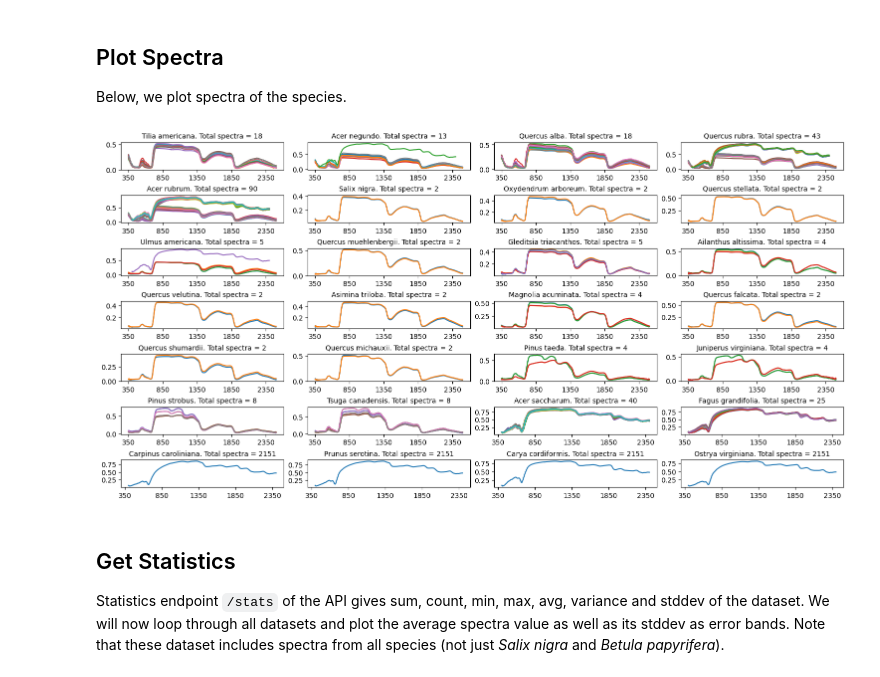
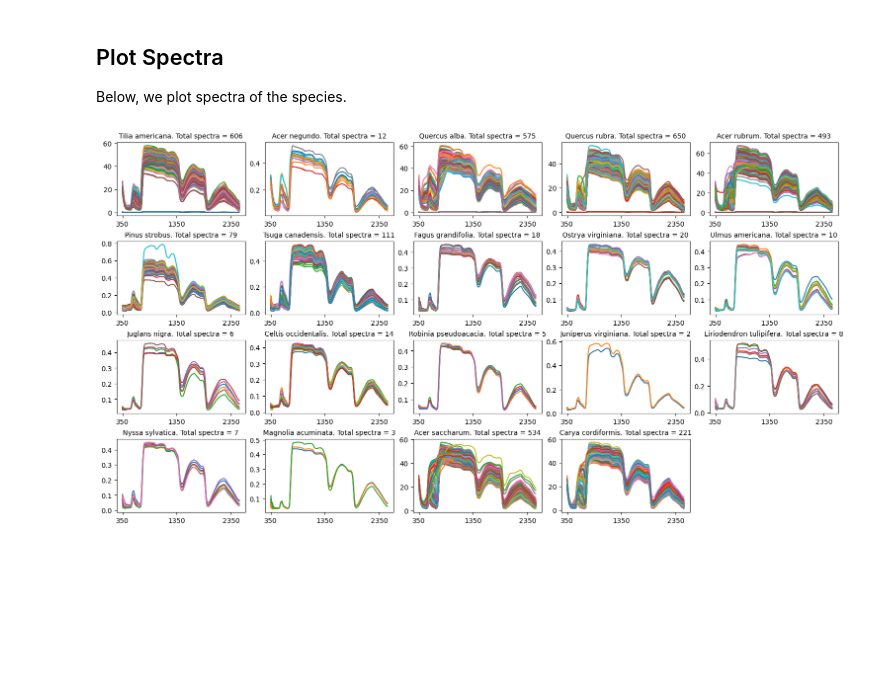
Before and after one commit to rupesh2/ecosis, a Jupyter notebook: ecosis_api_csv.ipynb, the cells around one changed output. Saved outputs shown, nothing was run; the diff lists cells and outputs as text; code cells hidden in the pictures; blank space fills up the shorter version.

```diff
--- a/ecosis_api_csv.ipynb
+++ b/ecosis_api_csv.ipynb
@@ -66,0 +100,4 @@ A total of 26 datasets found for 65 species.
+# %%
+ds_remove = ["a12286ac-929f-4e3e-9b9c-517e10fe4087", "2408f75d-18a7-4915-8494-69afe50e0611", "b30cf76b-48d5-4953-9d89-8e298db1f985"]
+dataset_id = list(set(dataset_id) - set(ds_remove))
+print(f"A total of {len(dataset_id)} datasets are left after removing poor-quality datasets.")
@@ -142,18 +181,15 @@ Below, we plot spectra of the species.
 # %%
 unique_spp = spectra_df.index.unique()
 fig = plt.figure(figsize=(15,8), constrained_layout=True)
-columns = 4
+columns = 5
 rows = int(len(unique_spp)/columns)+1
 for i, item in enumerate(unique_spp):
     # transpose and plot species
     spp_df = spectra_df.loc[item]
     ax = fig.add_subplot(rows, columns, i+1)
     spp_df.T.plot(ax=ax, legend=None)
     ax.set_title(f"{item}. Total spectra = {len(spp_df.index)}", fontsize=10)
 
 plt.show()
 # %% [output]
-[figure, old version]
+[figure, new version]
-# %% [markdown]
-## Get Statistics
-Statistics endpoint `/stats` of the API gives sum, count, min, max, avg, variance and stddev of the dataset. We will now loop through all datasets and plot the average spectra value as well as its stddev as error bands. Note that these dataset includes spectra from all species (not just *Salix nigra* and *Betula papyrifera*).
```
Also changed, not shown: parts of 9 cells of this notebook, 1 other file.
